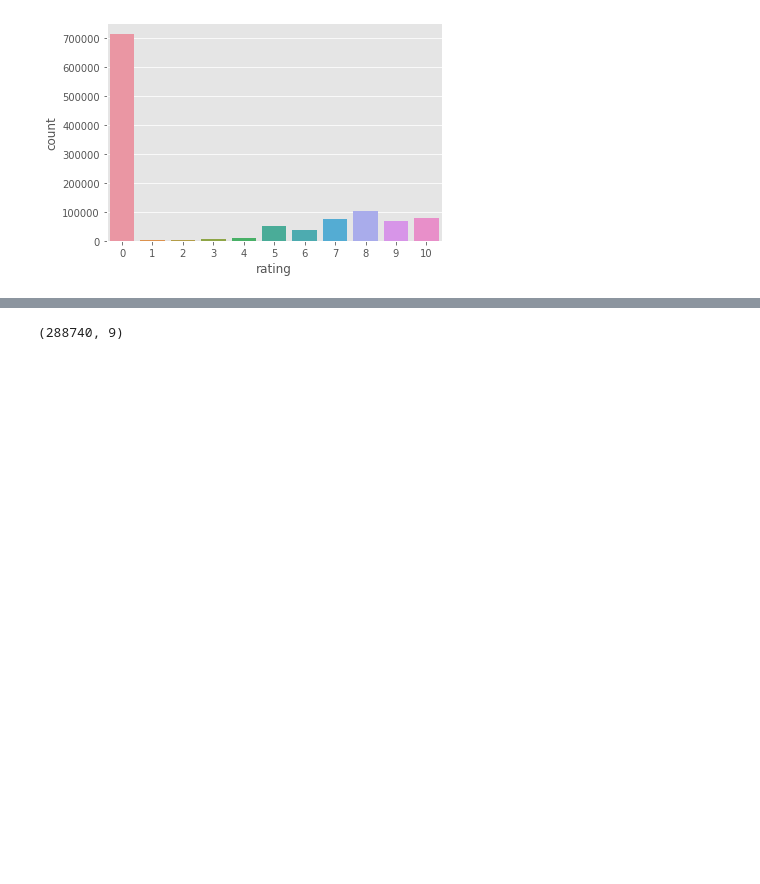
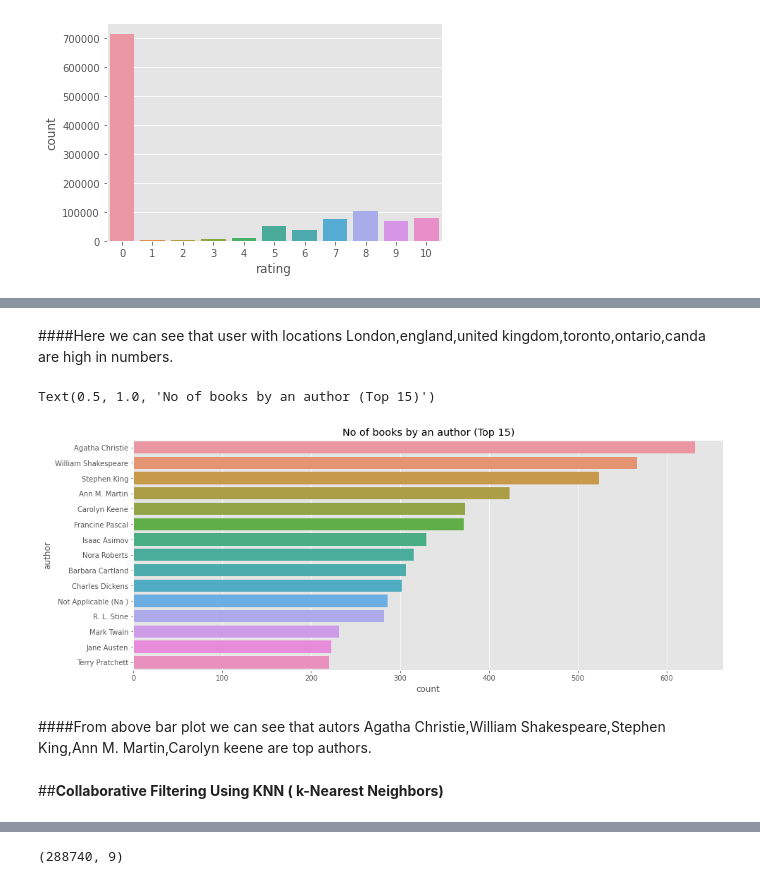
Before and after one commit to ShubhamDeshmukh27/Book-Recommendation-system, a Jupyter notebook: Book_Recommandation_Self_Project.ipynb, the cells around one changed output, grey strips where cells are left out. Drawn from its saved outputs; the diff is of its cells as text; code cells hidden in the pictures; blank space fills up the shorter version.

```diff
--- a/Book_Recommandation_Self_Project.ipynb
+++ b/Book_Recommandation_Self_Project.ipynb
@@ -493,0 +454,14 @@ combined = rating_popular_book.merge(user, left_on = 'user_id', right_on = 'user
+# %% [markdown]
+####Here we can see that user with locations London,england,united kingdom,toronto,ontario,canda are high in numbers.
+# %%
+#Let's explore about authors
+plt.figure(figsize=(15,6))
+sns.countplot(y="author", data=book,order=book['author'].value_counts().index[0:15])
+plt.title("No of books by an author (Top 15)")
+# %% [output]
+Text(0.5, 1.0, 'No of books by an author (Top 15)')
+[figure, added]
+# %% [markdown]
+####From above bar plot we can see that autors Agatha Christie,William Shakespeare,Stephen King,Ann M. Martin,Carolyn keene are top authors.
+# %% [markdown]
+##**Collaborative Filtering Using KNN ( k-Nearest Neighbors)**
```
Also changed, not shown: parts of 93 cells of this notebook.
